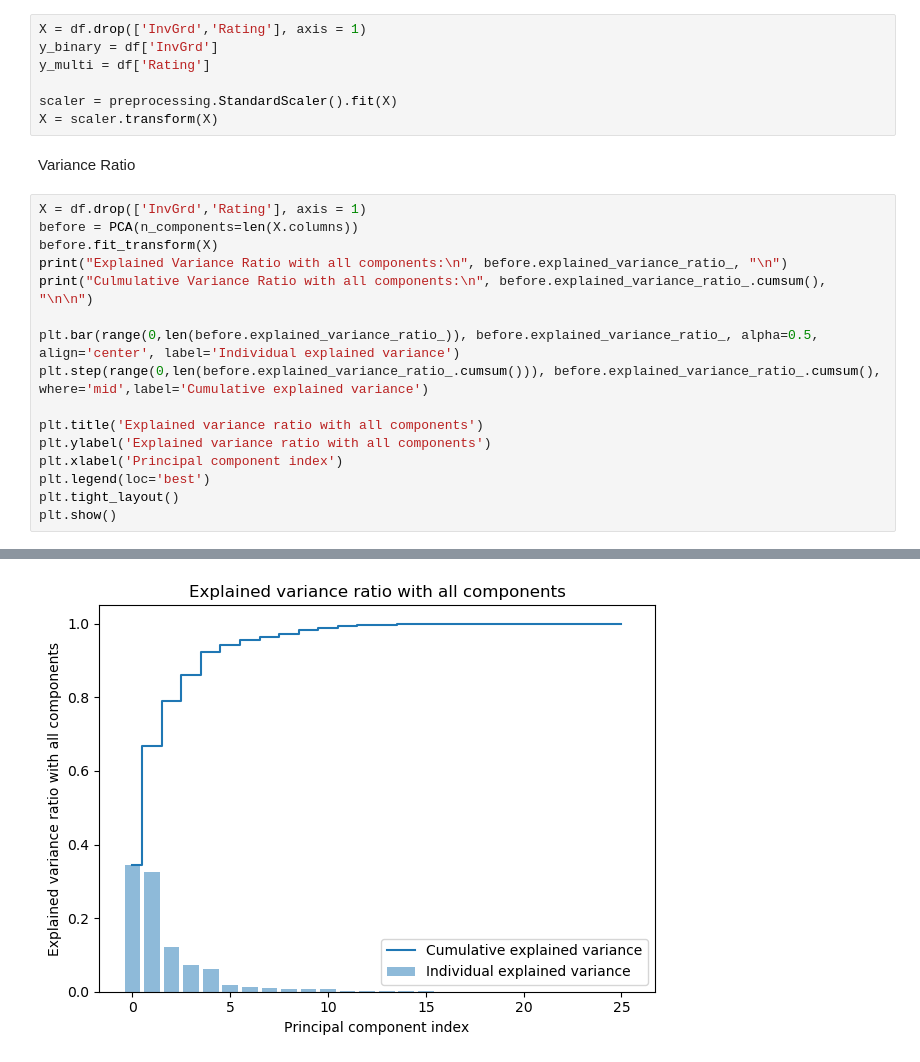
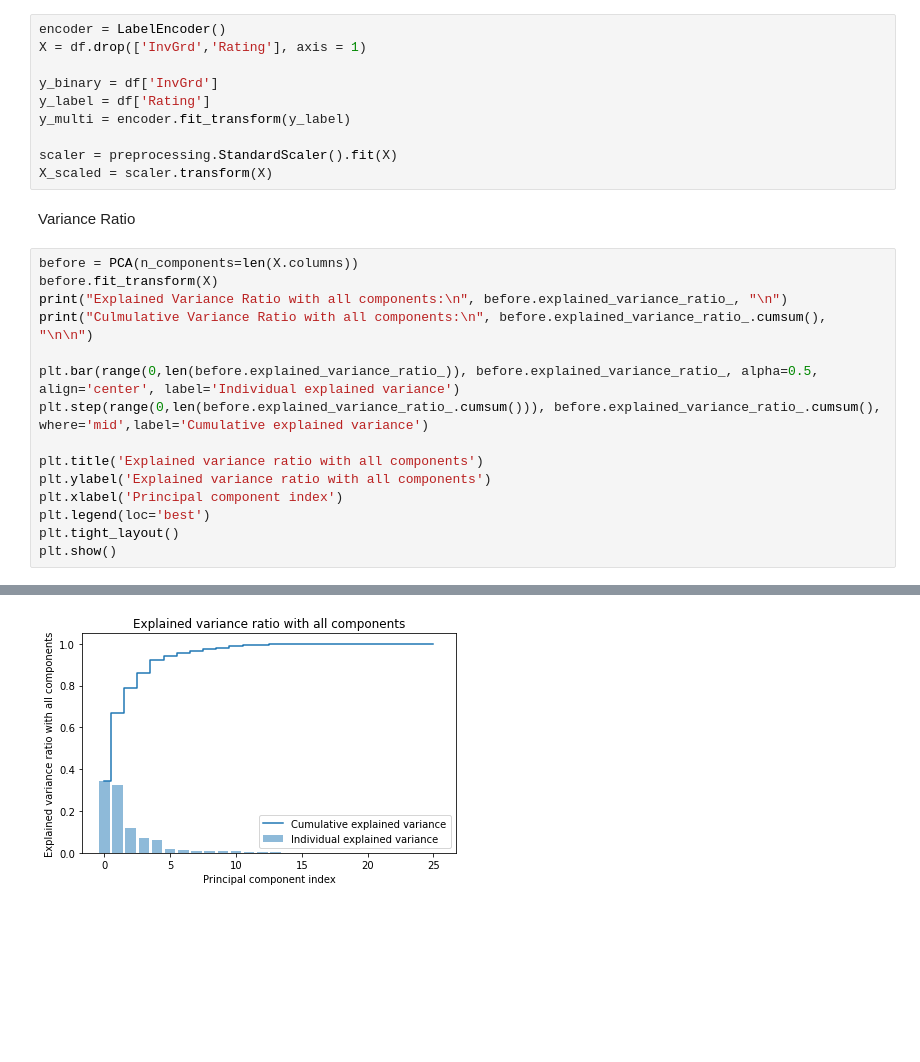
Before and after one commit to Saranpatp/IE517_F2023_HW, a Jupyter notebook: IE517_Fianl_project/Classification.ipynb, the cells around one changed output, grey strips where cells are left out. Cells and saved outputs as stored; diff of their text form; blank space fills up the shorter version.

```diff
--- a/IE517_Fianl_project/Classification.ipynb
+++ b/IE517_Fianl_project/Classification.ipynb
@@ -335,46 +340,48 @@ df = df.dropna()
 # %% [markdown]
 Preprocessing the Data
 # %%
+encoder = LabelEncoder()
 X = df.drop(['InvGrd','Rating'], axis = 1)
+
 y_binary = df['InvGrd']
-y_multi = df['Rating']
+y_label = df['Rating']
+y_multi = encoder.fit_transform(y_label)
 
 scaler = preprocessing.StandardScaler().fit(X)
-X = scaler.transform(X)
+X_scaled = scaler.transform(X)
 # %% [markdown]
 Variance Ratio
 # %%
-X = df.drop(['InvGrd','Rating'], axis = 1)
 before = PCA(n_components=len(X.columns))
 before.fit_transform(X)
 print("Explained Variance Ratio with all components:\n", before.explained_variance_ratio_, "\n")
 print("Culmulative Variance Ratio with all components:\n", before.explained_variance_ratio_.cumsum(), "\n\n")
 
 plt.bar(range(0,len(before.explained_variance_ratio_)), before.explained_variance_ratio_, alpha=0.5, align='center', label='Individual explained variance')
 plt.step(range(0,len(before.explained_variance_ratio_.cumsum())), before.explained_variance_ratio_.cumsum(), where='mid',label='Cumulative explained variance')
 
 plt.title('Explained variance ratio with all components')
 plt.ylabel('Explained variance ratio with all components')
 plt.xlabel('Principal component index')
 plt.legend(loc='best')
 plt.tight_layout()
 plt.show()
 # %% [output]
 Explained Variance Ratio with all components:
  [3.43047199e-01 3.25324928e-01 1.20717674e-01 7.24409782e-02
  6.28795206e-02 1.75279579e-02 1.34937683e-02 9.49562533e-03
  8.50716279e-03 8.32593599e-03 7.69529261e-03 3.29035410e-03
  3.20490490e-03 1.70619518e-03 1.34038953e-03 8.30711631e-04
  6.59285613e-05 3.64523500e-05 2.28387916e-05 1.42339841e-05
  1.20727109e-05 8.64794299e-06 5.25124749e-06 3.85369188e-06
  1.97773212e-06 1.44521331e-07]
 
 Culmulative Variance Ratio with all components:
  [0.3430472  0.66837213 0.7890898  0.86153078 0.9244103  0.94193826
  0.95543203 0.96492765 0.97343481 0.98176075 0.98945604 0.9927464
  0.9959513  0.9976575  0.99899789 0.9998286  0.99989453 0.99993098
  0.99995382 0.99996805 0.99998012 0.99998877 0.99999402 0.99999788
  0.99999986 1.        ]
-[figure, old version]
+[figure, new version]
 # %%
 after = PCA(n_components=4)
```
Also changed, not shown: parts of 38 cells of this notebook, 1 other file.
